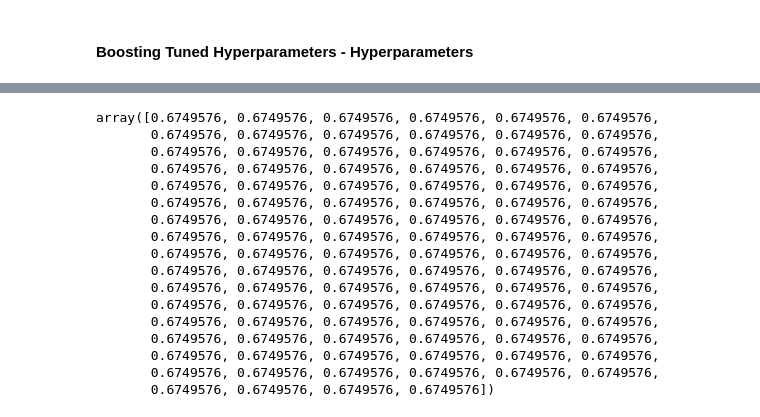
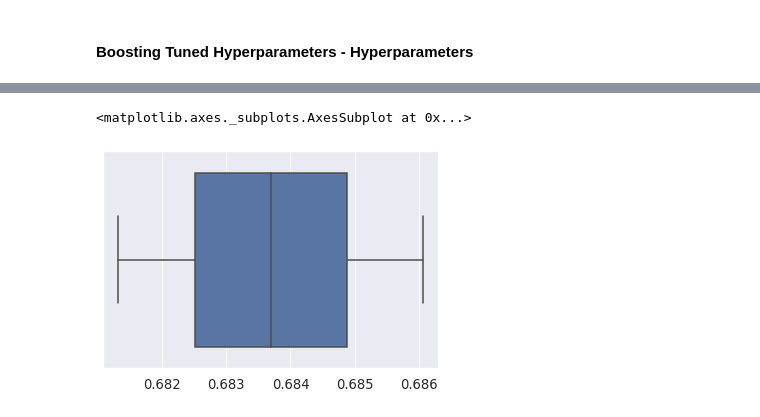
Before and after one commit to achmand/aml-crypto-graph, a Jupyter notebook: src/1.2_experiment_results.ipynb, the cells around one changed output, grey strips where cells are left out. Drawn from its saved outputs; the diff is of its cells as text; code cells hidden in the pictures.

```diff
--- a/src/1.2_experiment_results.ipynb
+++ b/src/1.2_experiment_results.ipynb
@@ -309,24 +287,12 @@ Parameters used for 'xg_boost' on 'ALL' feature set
     'use_best_model': False}
 # %%
 import seaborn as sns
-display(tuned_results["xg_boost"]["ALL"]["metrics_iterations"]["f1"].values)
 
+# xgb_f1_scores = tuned_results["xg_boost"]["ALL"]["metrics_iterations"]["f1"].values
+lgbm_f1_scores = tuned_results["cat_boost"]["ALL"]["metrics_iterations"]["f1"].values
+
+sns.boxplot([lgbm_f1_scores], labels=['LGBM'])
 # ax = sns.boxplot(x="day", y="total_bill", data=tips)
 # %% [output]
-array([0.6749576, 0.6749576, 0.6749576, 0.6749576, 0.6749576, 0.6749576,
-       0.6749576, 0.6749576, 0.6749576, 0.6749576, 0.6749576, 0.6749576,
-       0.6749576, 0.6749576, 0.6749576, 0.6749576, 0.6749576, 0.6749576,
-       0.6749576, 0.6749576, 0.6749576, 0.6749576, 0.6749576, 0.6749576,
-       0.6749576, 0.6749576, 0.6749576, 0.6749576, 0.6749576, 0.6749576,
-       0.6749576, 0.6749576, 0.6749576, 0.6749576, 0.6749576, 0.6749576,
-       0.6749576, 0.6749576, 0.6749576, 0.6749576, 0.6749576, 0.6749576,
-       0.6749576, 0.6749576, 0.6749576, 0.6749576, 0.6749576, 0.6749576,
-       0.6749576, 0.6749576, 0.6749576, 0.6749576, 0.6749576, 0.6749576,
-       0.6749576, 0.6749576, 0.6749576, 0.6749576, 0.6749576, 0.6749576,
-       0.6749576, 0.6749576, 0.6749576, 0.6749576, 0.6749576, 0.6749576,
-       0.6749576, 0.6749576, 0.6749576, 0.6749576, 0.6749576, 0.6749576,
-       0.6749576, 0.6749576, 0.6749576, 0.6749576, 0.6749576, 0.6749576,
-       0.6749576, 0.6749576, 0.6749576, 0.6749576, 0.6749576, 0.6749576,
-       0.6749576, 0.6749576, 0.6749576, 0.6749576, 0.6749576, 0.6749576,
-       0.6749576, 0.6749576, 0.6749576, 0.6749576, 0.6749576, 0.6749576,
-       0.6749576, 0.6749576, 0.6749576, 0.6749576])
+<matplotlib.axes._subplots.AxesSubplot at 0x...>
+[figure, added]
```
Also changed, not shown: parts of 4 cells of this notebook, 1 other file.
